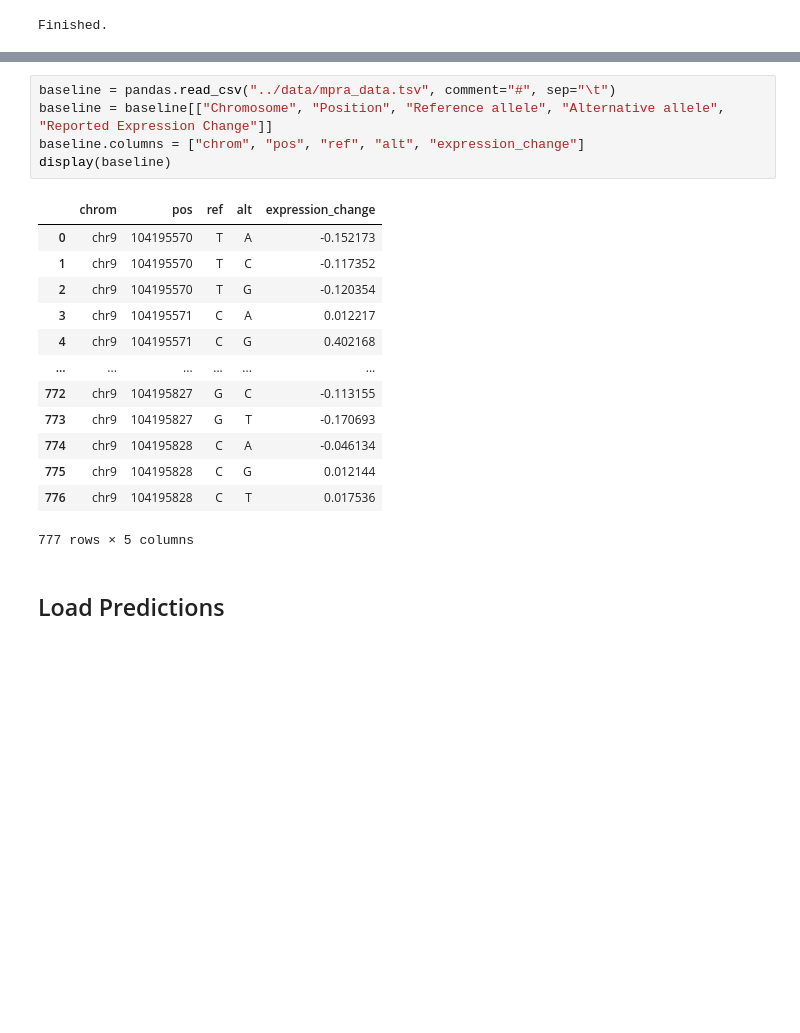
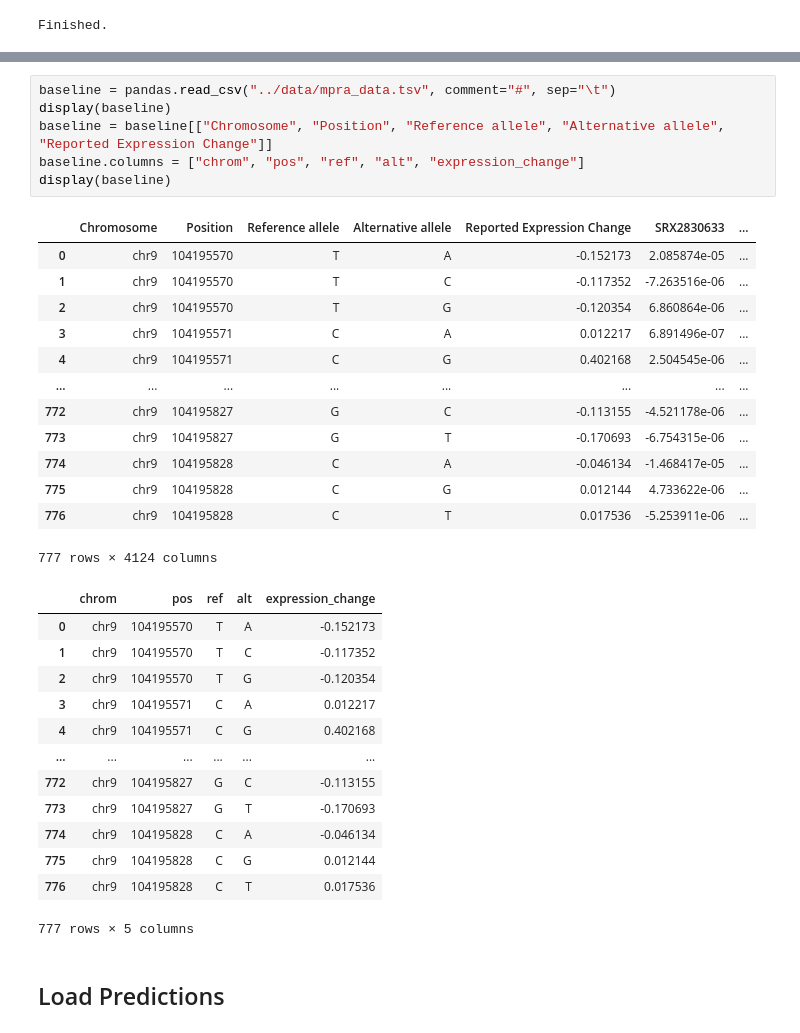
Before and after one commit to evancofer/DeepArk_manuscript, a Jupyter notebook: figures/figure_2.ipynb, the cells around one changed output, grey strips where cells are left out. Drawn from its saved outputs; the diff is of its cells as text; blank space fills up the shorter version.

```diff
--- a/figures/figure_2.ipynb
+++ b/figures/figure_2.ipynb
@@ -89,22 +90,36 @@ Finished.
 # %%
 baseline = pandas.read_csv("../data/mpra_data.tsv", comment="#", sep="\t")
+display(baseline)
 baseline = baseline[["Chromosome", "Position", "Reference allele", "Alternative allele", "Reported Expression Change"]]
 baseline.columns = ["chrom", "pos", "ref", "alt", "expression_change"]
 display(baseline)
 # %% [output]
-|  | chrom | pos | ref | alt | expression_change |
-| 0 | chr9 | 104195570 | T | A | -0.152173 |
-| 1 | chr9 | 104195570 | T | C | -0.117352 |
-| 2 | chr9 | 104195570 | T | G | -0.120354 |
-| 3 | chr9 | 104195571 | C | A | 0.012217 |
-| 4 | chr9 | 104195571 | C | G | 0.402168 |
-| ... | ... | ... | ... | ... | ... |
-| 772 | chr9 | 104195827 | G | C | -0.113155 |
-| 773 | chr9 | 104195827 | G | T | -0.170693 |
-| 774 | chr9 | 104195828 | C | A | -0.046134 |
-| 775 | chr9 | 104195828 | C | G | 0.012144 |
-| 776 | chr9 | 104195828 | C | T | 0.017536 |
+|  | Chromosome | Position | Reference allele | Alternative allele | Reported Expression Change | SRX2830633 | ... |
+| 0 | chr9 | 104195570 | T | A | -0.152173 | 2.085874e-05 | ... |
+| 1 | chr9 | 104195570 | T | C | -0.117352 | -7.263516e-06 | ... |
+| 2 | chr9 | 104195570 | T | G | -0.120354 | 6.860864e-06 | ... |
+| 3 | chr9 | 104195571 | C | A | 0.012217 | 6.891496e-07 | ... |
+| 4 | chr9 | 104195571 | C | G | 0.402168 | 2.504545e-06 | ... |
+| ... | ... | ... | ... | ... | ... | ... | ... |
+| 772 | chr9 | 104195827 | G | C | -0.113155 | -4.521178e-06 | ... |
+| 773 | chr9 | 104195827 | G | T | -0.170693 | -6.754315e-06 | ... |
+| 774 | chr9 | 104195828 | C | A | -0.046134 | -1.468417e-05 | ... |
+| 775 | chr9 | 104195828 | C | G | 0.012144 | 4.733622e-06 | ... |
+| 776 | chr9 | 104195828 | C | T | 0.017536 | -5.253911e-06 | ... |
-777 rows × 5 columns
+777 rows × 4124 columns
+|  | chrom | pos | ref | alt | expression_change |
+| 0 | chr9 | 104195570 | T | A | -0.152173 |
+| 1 | chr9 | 104195570 | T | C | -0.117352 |
+| 2 | chr9 | 104195570 | T | G | -0.120354 |
+| 3 | chr9 | 104195571 | C | A | 0.012217 |
+| 4 | chr9 | 104195571 | C | G | 0.402168 |
+| ... | ... | ... | ... | ... | ... |
+| 772 | chr9 | 104195827 | G | C | -0.113155 |
+| 773 | chr9 | 104195827 | G | T | -0.170693 |
+| 774 | chr9 | 104195828 | C | A | -0.046134 |
+| 775 | chr9 | 104195828 | C | G | 0.012144 |
+| 776 | chr9 | 104195828 | C | T | 0.017536 |
+777 rows × 5 columns
 # %% [markdown]
 ## Load Predictions
 # %%
```
Also changed, not shown: parts of 5 cells of this notebook, 2 other files.
